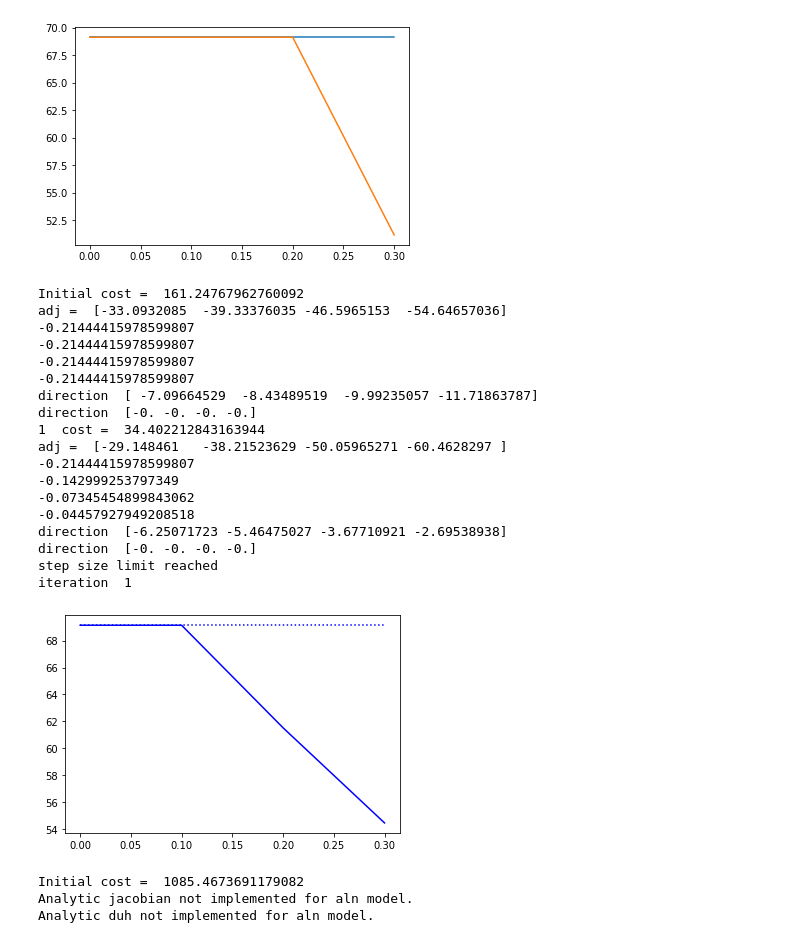
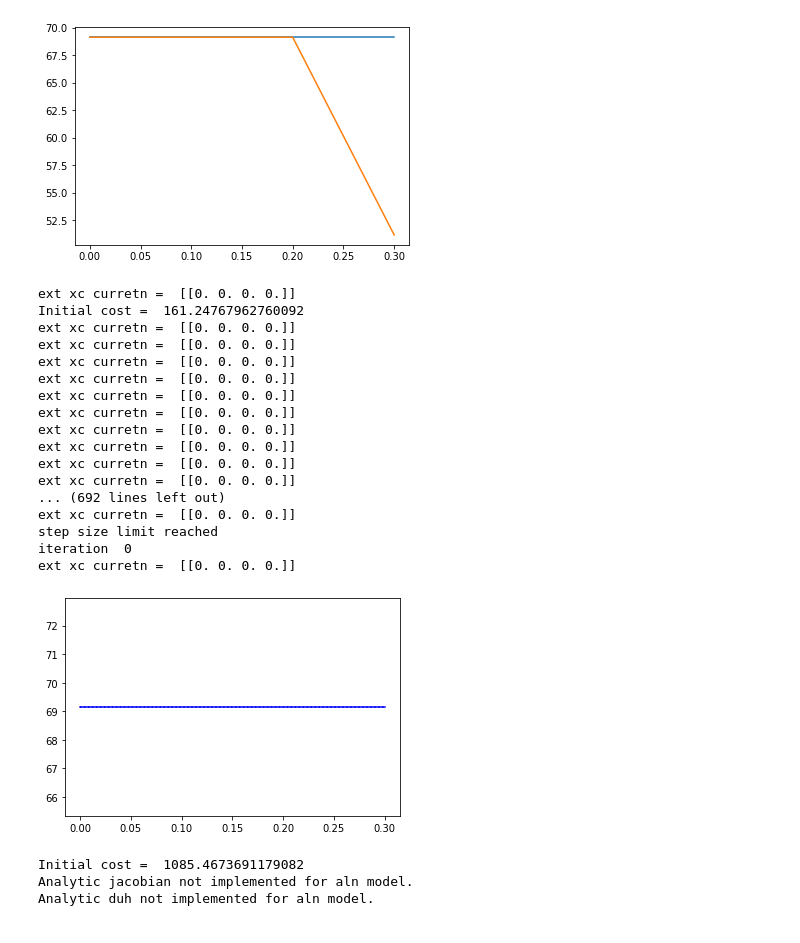
Before and after one commit to lenasal/neurolib_dev_optControl, a Jupyter notebook: Jacobian/jacobian.ipynb, the cells around one changed output. Cells and saved outputs as stored; diff of their text form; code cells hidden in the pictures.

```diff
--- a/Jacobian/jacobian.ipynb
+++ b/Jacobian/jacobian.ipynb
@@ -98,39 +98,38 @@ plt.show()
 [figure]
 # %%
 w = 0.
-iterations = 10
+iterations = 1
 
 u1, costlist1 = adj.opt_c(model, iterations, init, target, w, u0, v_control, maxcontrol, method='generic')
 
 model.params.x_ext = u1[:,0,:]
 model.params.y_ext = u1[:,1,:]
 
 adj.set_init(model, init, model.init_vars, model.state_vars)
 model.run()
 state1 = adj.get_fullstate(model, model.state_vars, model.params.N, 2, T)
 plt.plot(model.t, start[0,0,:], linestyle=':', color='blue')
 plt.plot(model.t, state1[0,0,:], color='blue')
 plt.show()
 # %% [output]
+ext xc curretn =  [[0. 0. 0. 0.]]
 Initial cost =  161.24767962760092
-adj =  [-33.0932085  -39.33376035 -46.5965153  -54.64657036]
--0.21444415978599807
--0.21444415978599807
--0.21444415978599807
--0.21444415978599807
-direction  [ -7.09664529  -8.43489519  -9.99235057 -11.71863787]
-direction  [-0. -0. -0. -0.]
-1  cost =  34.402212843163944
-adj =  [-29.148461   -38.21523629 -50.05965271 -60.4628297 ]
--0.21444415978599807
--0.142999253797349
--0.07345454899843062
--0.04457927949208518
-direction  [-6.25071723 -5.46475027 -3.67710921 -2.69538938]
-direction  [-0. -0. -0. -0.]
+ext xc curretn =  [[0. 0. 0. 0.]]
+ext xc curretn =  [[0. 0. 0. 0.]]
+ext xc curretn =  [[0. 0. 0. 0.]]
+ext xc curretn =  [[0. 0. 0. 0.]]
+ext xc curretn =  [[0. 0. 0. 0.]]
+ext xc curretn =  [[0. 0. 0. 0.]]
+ext xc curretn =  [[0. 0. 0. 0.]]
+ext xc curretn =  [[0. 0. 0. 0.]]
+ext xc curretn =  [[0. 0. 0. 0.]]
+ext xc curretn =  [[0. 0. 0. 0.]]
+... (692 lines left out)
+ext xc curretn =  [[0. 0. 0. 0.]]
 step size limit reached
-iteration  1
+iteration  0
+ext xc curretn =  [[0. 0. 0. 0.]]
-[figure, old version]
+[figure, new version]
 # %%
 u2, costlist2 = adj.opt_c(model, iterations, init, target, w, u0, v_control, maxcontrol, method='analytic')
 
```
